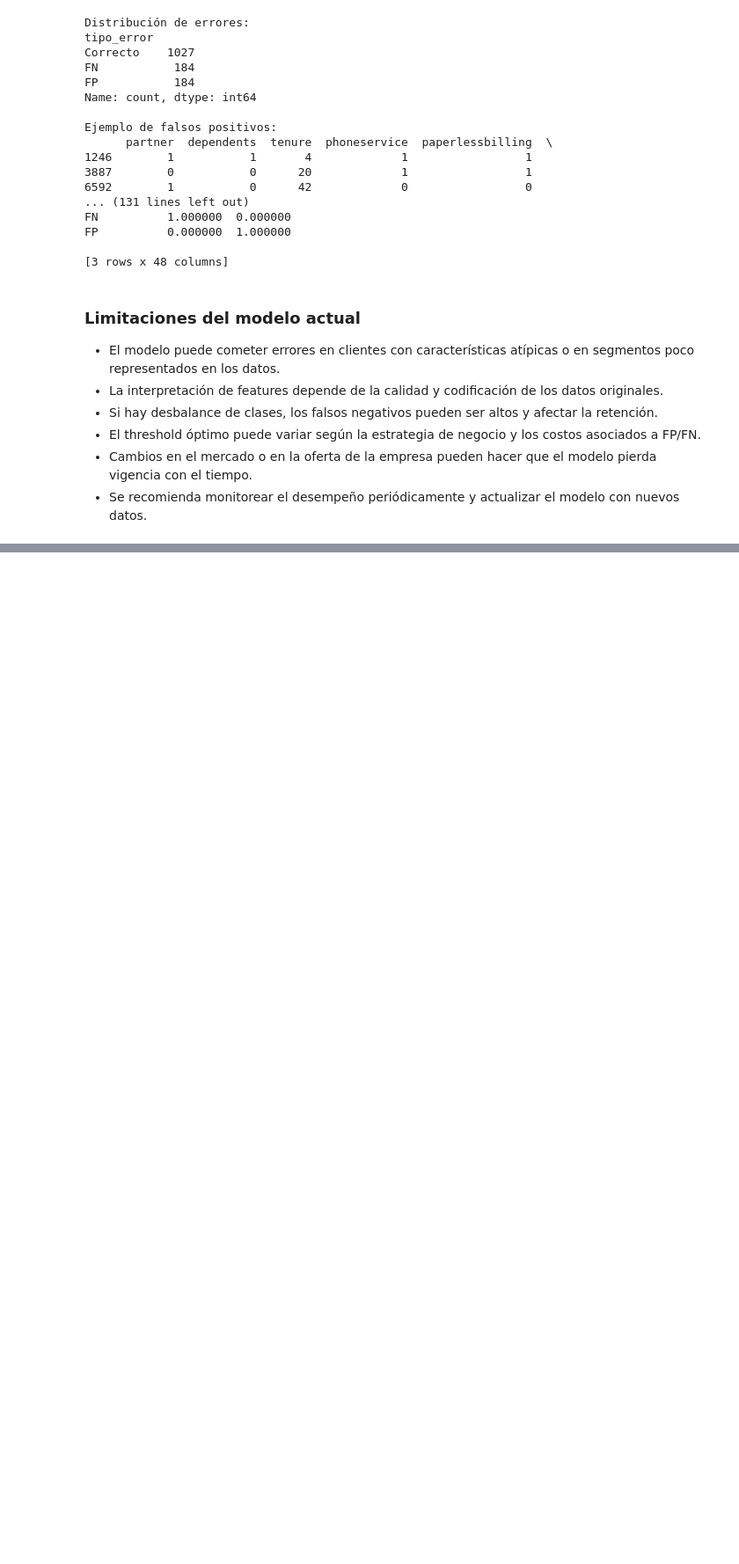
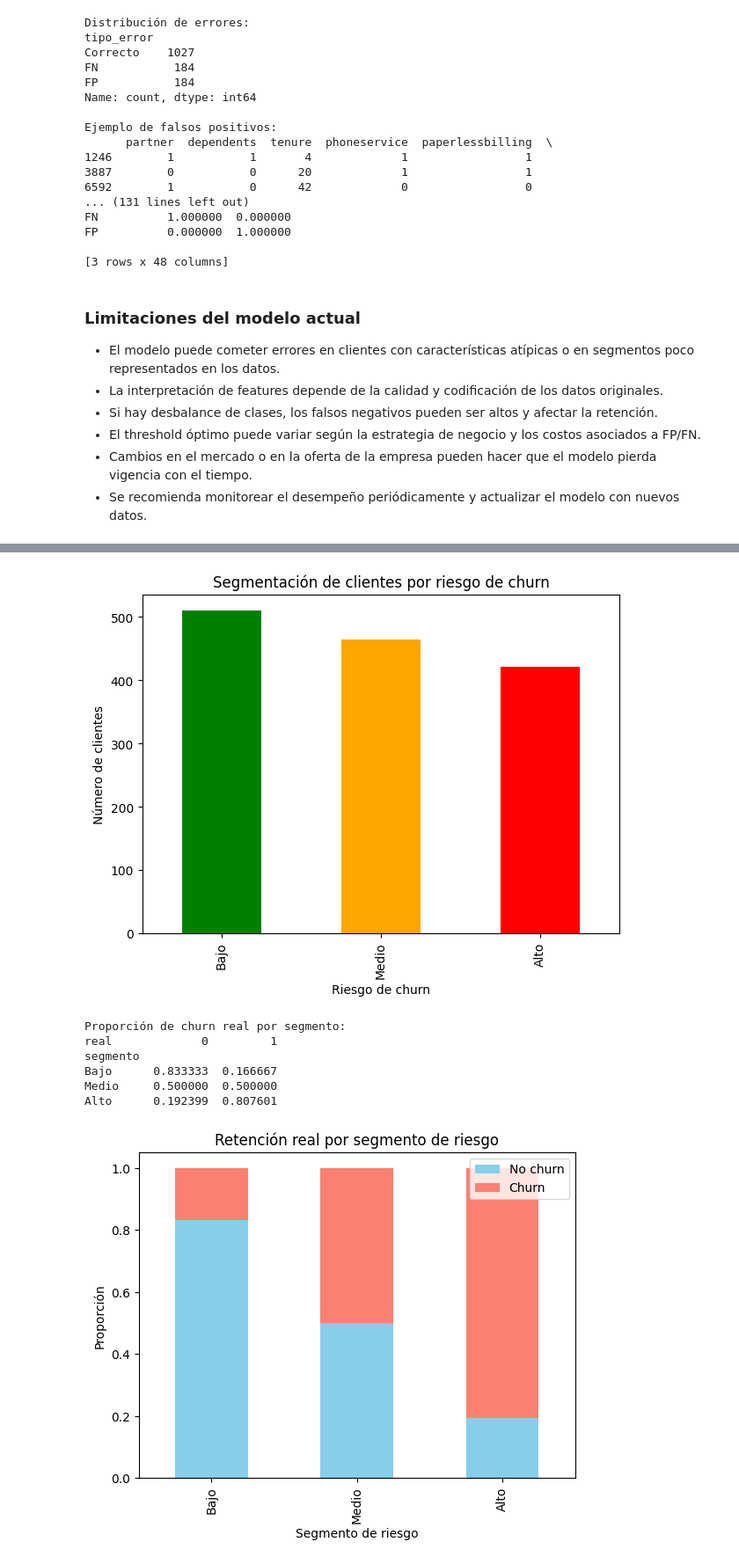
Before and after one commit to frankliramos/Portafolio, a Jupyter notebook: Main.ipynb, the cells around one changed output, grey strips where cells are left out. Shown at 88% size. Drawn from its saved outputs; the diff is of its cells as text; code cells hidden in the pictures; blank space fills up the shorter version.

```diff
--- a/Main.ipynb
+++ b/Main.ipynb
@@ -1351,0 +1427,76 @@ FP          0.000000  1.000000
+# %%
+# Gráfico de segmentación de clientes por riesgo de churn
+def plot_risk_segmentation(best_model_name):
+    import matplotlib.pyplot as plt
+    import numpy as np
+    if best_model_name == 'Logistic Regression':
+        y_proba = y_score_logreg
+    elif best_model_name == 'Random Forest':
+        y_proba = y_score_rf
+    elif best_model_name == 'LightGBM':
+        y_proba = y_score_lgbm
+    elif best_model_name == 'SVM':
+        y_proba = y_score_svm
+    elif best_model_name == 'XGBoost':
+        y_proba = y_score_xgb
+    else:
+        print('Modelo no reconocido.')
+        return
+    bins = [0, 0.33, 0.66, 1]
+    labels = ['Bajo', 'Medio', 'Alto']
+    segmentos = pd.cut(y_proba, bins=bins, labels=labels, include_lowest=True)
+    plt.figure(figsize=(7,5))
+    segmentos.value_counts().loc[labels].plot(kind='bar', color=['green','orange','red'])
+    plt.title('Segmentación de clientes por riesgo de churn')
+    plt.xlabel('Riesgo de churn')
+    plt.ylabel('Número de clientes')
+    plt.show()
+    return segmentos
+
+segmentos = plot_risk_segmentation(best_model_name)
+
+# Análisis de retención por segmento
+def retention_analysis(segmentos):
+    import numpy as np
+    # Asumimos que y_test está alineado con los scores
+    df_segmentos = pd.DataFrame({'segmento': segmentos, 'real': y_test.values})
+    retencion = df_segmentos.groupby('segmento')['real'].value_counts(normalize=True).unstack().fillna(0)
+    print('Proporción de churn real por segmento:')
+    print(retencion)
+    retencion.plot(kind='bar', stacked=True, color=['skyblue','salmon'])
+    plt.title('Retención real por segmento de riesgo')
+    plt.ylabel('Proporción')
+    plt.xlabel('Segmento de riesgo')
+    plt.legend(['No churn','Churn'])
+    plt.show()
+
+retention_analysis(segmentos)
+
+# Proyección de impacto económico del modelo
+def economic_impact_projection(segmentos, costo_retencion=50, ingreso_cliente=500):
+    # Supuestos: costo_retencion = costo de ofrecer promoción a un cliente, ingreso_cliente = valor anual promedio de un cliente
+    df_segmentos = pd.DataFrame({'segmento': segmentos, 'real': y_test.values})
+    n_alto = (df_segmentos['segmento']=='Alto').sum()
+    n_churn_alto = df_segmentos[(df_segmentos['segmento']=='Alto') & (df_segmentos['real']==1)].shape[0]
+    n_fp = df_segmentos[(df_segmentos['segmento']=='Alto') & (df_segmentos['real']==0)].shape[0]
+    # Si se ofrece retención a todos los de alto riesgo:
+    costo_total = n_alto * costo_retencion
+    ingreso_salvado = n_churn_alto * ingreso_cliente
+    print(f"Clientes en segmento 'Alto': {n_alto}")
+    print(f"Churn real en 'Alto': {n_churn_alto}")
+    print(f"Falsos positivos en 'Alto': {n_fp}")
+    print(f"Costo total de retención (oferta a todos 'Alto'): ${costo_total:,.0f}")
+    print(f"Ingreso potencial salvado (si todos los churn 'Alto' se retienen): ${ingreso_salvado:,.0f}")
+    print(f"Retorno potencial: ${ingreso_salvado-costo_total:,.0f}")
+    print("Ajusta los parámetros según el costo real de retención y el valor del cliente para tu negocio.")
+
+economic_impact_projection(segmentos)
+# %% [output]
+[figure, added]
+Proporción de churn real por segmento:
+real             0         1
+segmento
+Bajo      0.833333  0.166667
+Medio     0.500000  0.500000
+Alto      0.192399  0.807601
+[figure, added]
```
Also changed, not shown: parts of 3 cells of this notebook.
